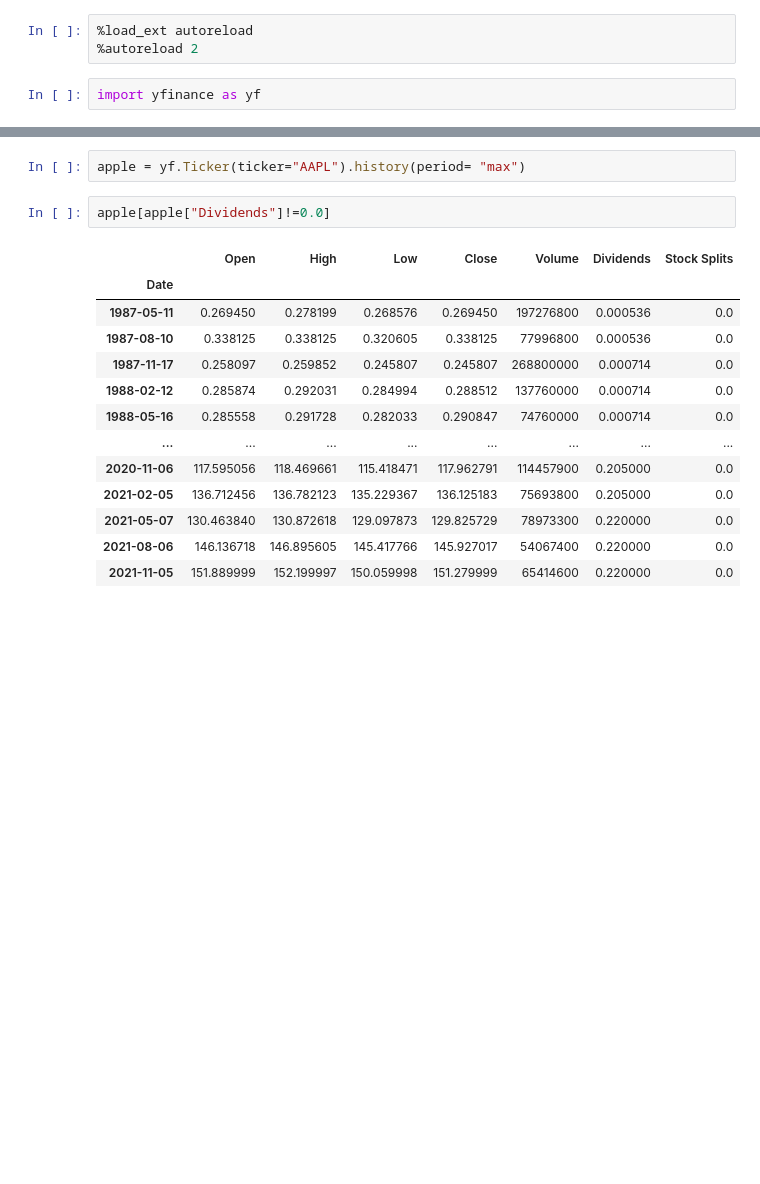
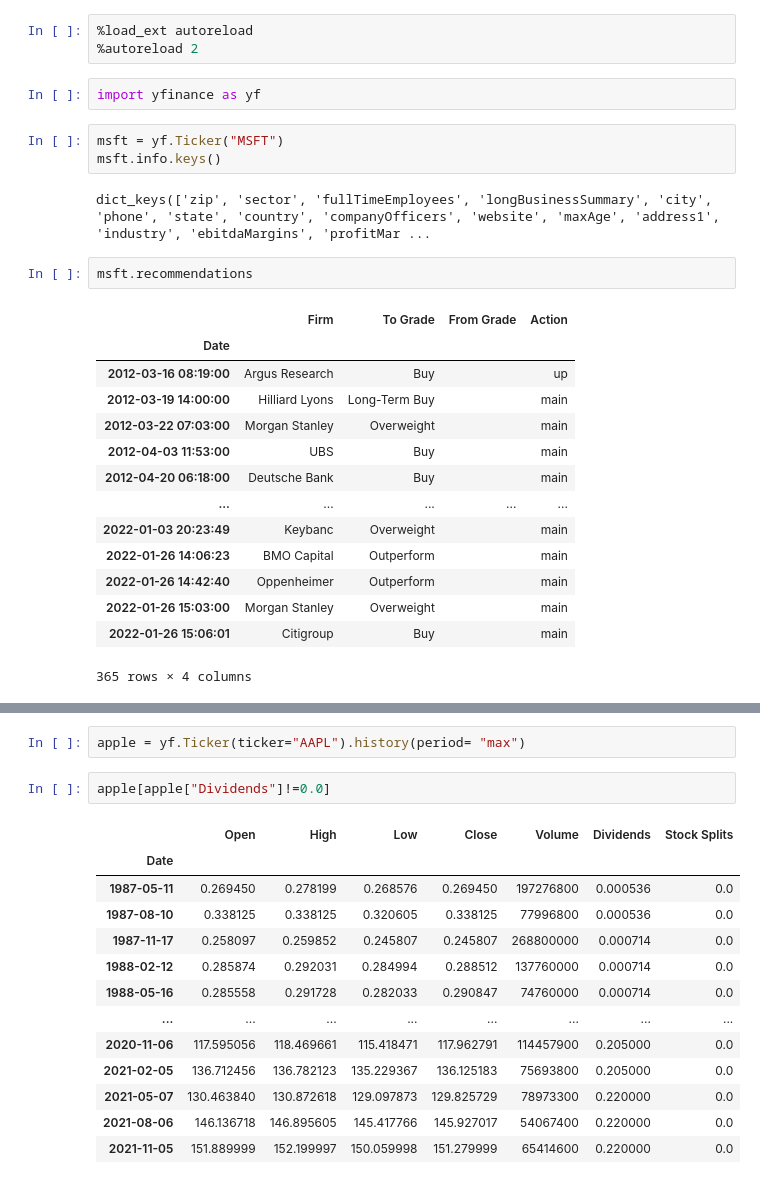
Before and after one commit to Ale-Cas/py-quant-fin, a Jupyter notebook: notebooks/experiments.ipynb, the cells around one changed output, grey strips where cells are left out. Cells and saved outputs as stored; diff of their text form; blank space fills up the shorter version.

```diff
--- a/notebooks/experiments.ipynb
+++ b/notebooks/experiments.ipynb
@@ -3,3 +3,25 @@
 %autoreload 2
 # %%
 import yfinance as yf
+# %%
+msft = yf.Ticker("MSFT")
+msft.info.keys()
+# %% [output]
+dict_keys(['zip', 'sector', 'fullTimeEmployees', 'longBusinessSummary', 'city', 'phone', 'state', 'country', 'companyOfficers', 'website', 'maxAge', 'address1', 'industry', 'ebitdaMargins', 'profitMar ...
+# %%
+msft.recommendations
+# %% [output]
+|  | Firm | To Grade | From Grade | Action |
+| Date |  |  |  |  |
+| 2012-03-16 08:19:00 | Argus Research | Buy |  | up |
+| 2012-03-19 14:00:00 | Hilliard Lyons | Long-Term Buy |  | main |
+| 2012-03-22 07:03:00 | Morgan Stanley | Overweight |  | main |
+| 2012-04-03 11:53:00 | UBS | Buy |  | main |
+| 2012-04-20 06:18:00 | Deutsche Bank | Buy |  | main |
+| ... | ... | ... | ... | ... |
+| 2022-01-03 20:23:49 | Keybanc | Overweight |  | main |
+| 2022-01-26 14:06:23 | BMO Capital | Outperform |  | main |
+| 2022-01-26 14:42:40 | Oppenheimer | Outperform |  | main |
+| 2022-01-26 15:03:00 | Morgan Stanley | Overweight |  | main |
+| 2022-01-26 15:06:01 | Citigroup | Buy |  | main |
+365 rows × 4 columns
```
Also changed, not shown: parts of 2 cells of this notebook, 4 other files.
